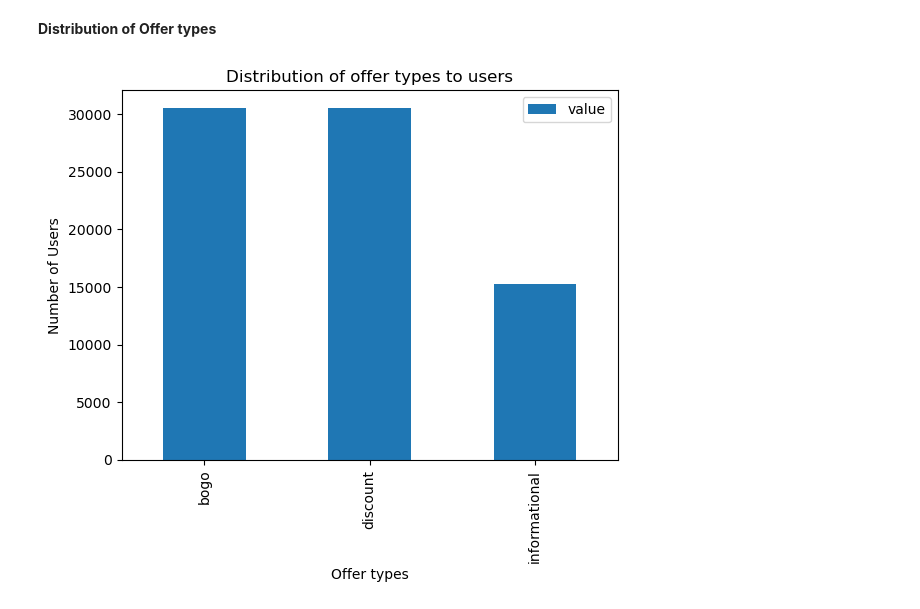
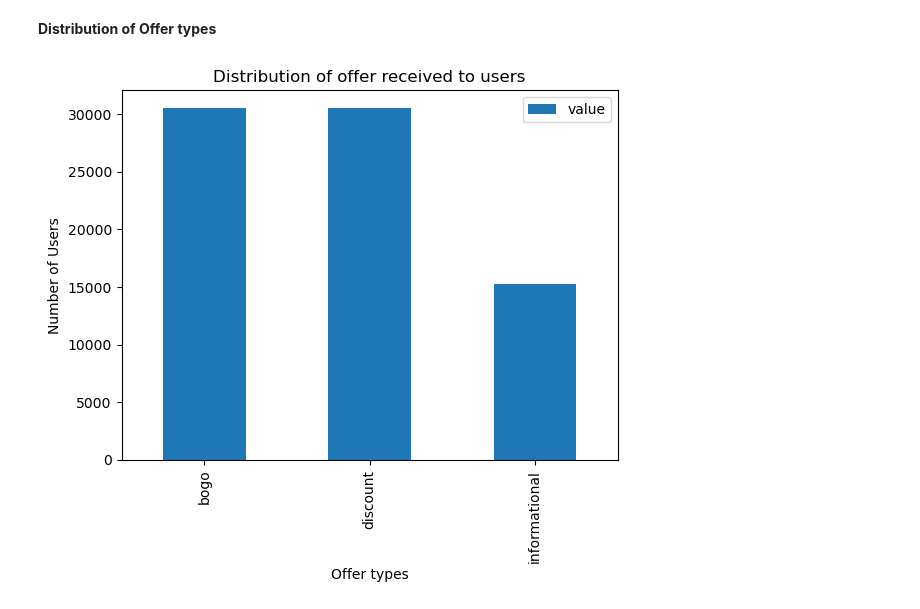
Before and after one commit to luongnguyentrong/starbuck-udacity-capstone, a Jupyter notebook: Starbucks_Capstone_notebook.ipynb, the cells around one changed output. Cells and saved outputs as stored; diff of their text form; code cells hidden in the pictures.

```diff
--- a/Starbucks_Capstone_notebook.ipynb
+++ b/Starbucks_Capstone_notebook.ipynb
@@ -398,17 +398,24 @@ df.head()
 # %% [markdown]
 **Distribution of Offer types**
 # %%
-received_df = df[df["event"] == "received"]
+def offer_type_dist(offer_type: str):
+    received_df = df[df["event"] == offer_type]
 
-offer_received_dist = pd.DataFrame({
-    "label": ["bogo", "discount", "informational"],
-    "value": [(received_df["bogo"] == True).sum(), (received_df["discount"] == True).sum(),  (received_df["informational"] == True).sum()]
-})
+    offer_received_dist = pd.DataFrame({
+        "label": ["bogo", "discount", "informational"],
+        "value": [(received_df["bogo"] == True).sum(), (received_df["discount"] == True).sum(),  (received_df["informational"] == True).sum()]
+    })
+
+    return offer_received_dist
+# %%
+offer_events_types = df["event"].unique()
+
+event_dists = {event_type: offer_type_dist(event_type) for event_type in offer_events_types}
 # %%
-offer_received_dist.plot(kind="bar", x="label")
+event_dists["received"].plot(kind="bar", x="label")
 plt.xlabel('Offer types')
 plt.ylabel('Number of Users')
-plt.title('Distribution of offer types to users')
+plt.title('Distribution of offer received to users')
 plt.show()
 # %% [output]
-[figure, old version]
+[figure, new version]
```
Also changed, not shown: parts of 29 cells of this notebook, 1 other file.
